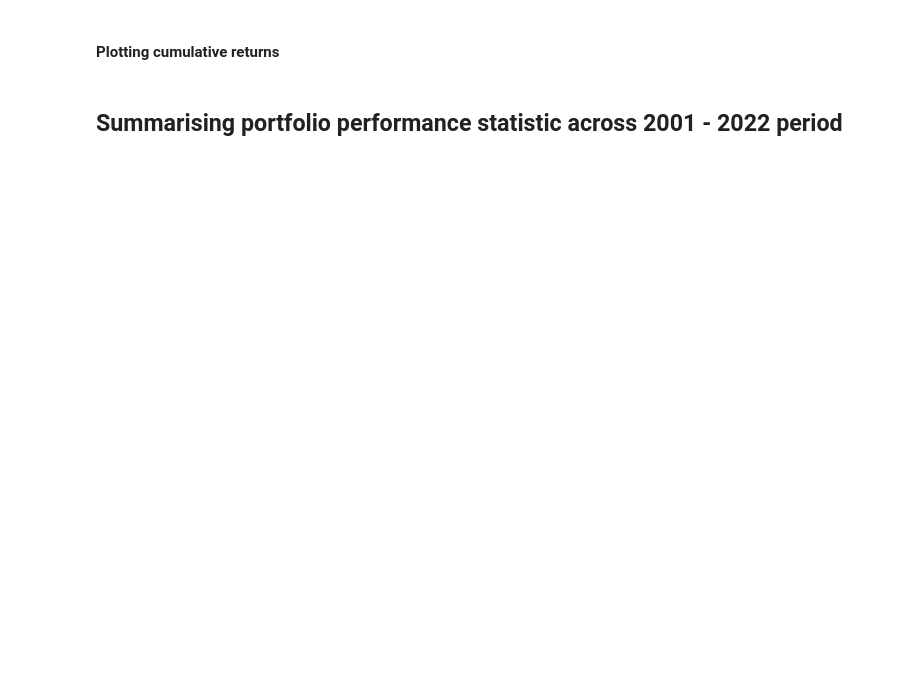
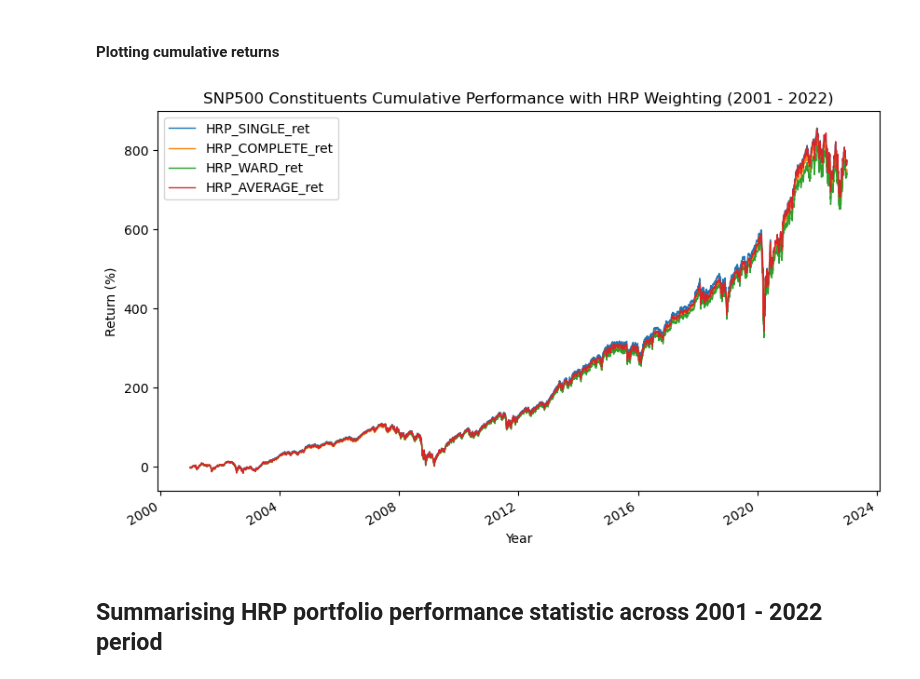
Before and after one commit to vdp96/hierarchical_risk_parity, a Jupyter notebook: performance_study.ipynb, the cells around one changed output. Saved outputs shown, nothing was run; the diff lists cells and outputs as text; code cells hidden in the pictures; blank space fills up the shorter version.

Commit message:
commit 6: performance analysis complete

```diff
--- a/performance_study.ipynb
+++ b/performance_study.ipynb
@@ -146,5 +149,5 @@ for year in range(2001, 2023):
 ret_df = pd.concat(test_df_lst, ignore_index=True, axis=0)
 wgt_ret_cols = ["HRP_" + linkage_type.upper() + "_ret" for linkage_type in linkage_types]
 
-daily_ret_df = ret_df.groupby("date")[wgt_ret_cols].sum()
-daily_ret_df
+hrp_ret_df = ret_df.groupby("date")[wgt_ret_cols].sum()
+hrp_ret_df
@@ -156,5 +169,5 @@ daily_ret_df
 # %% [markdown]
 ### Cumulative daily returns
 # %%
-cum_ret_df = ((1 + daily_ret_df).cumprod() - 1) * 100
+cum_ret_df = ((1 + hrp_ret_df).cumprod() - 1) * 100
 cum_ret_df
@@ -161,11 +189,13 @@ cum_ret_df
 # %% [markdown]
 #### Plotting cumulative returns
 # %%
-cum_ret_df.plot(figsize=(10,6))
-plt.title("SNP500 Constituents Cumulative Performance (2001 - 2022)")
+cum_ret_df.plot(figsize=(10,6), linewidth=1)
+plt.title("SNP500 Constituents Cumulative Performance with HRP Weighting (2001 - 2022)")
 plt.xlabel("Year")
 plt.ylabel("Return (%)")
 plt.show()
+# %% [output]
+[figure, added]
 # %% [markdown]
-## Summarising portfolio performance statistic across 2001 - 2022 period
+## Summarising HRP portfolio performance statistic across 2001 - 2022 period
 # %%
```
Also changed, not shown: parts of 18 cells of this notebook, 3 other files.
